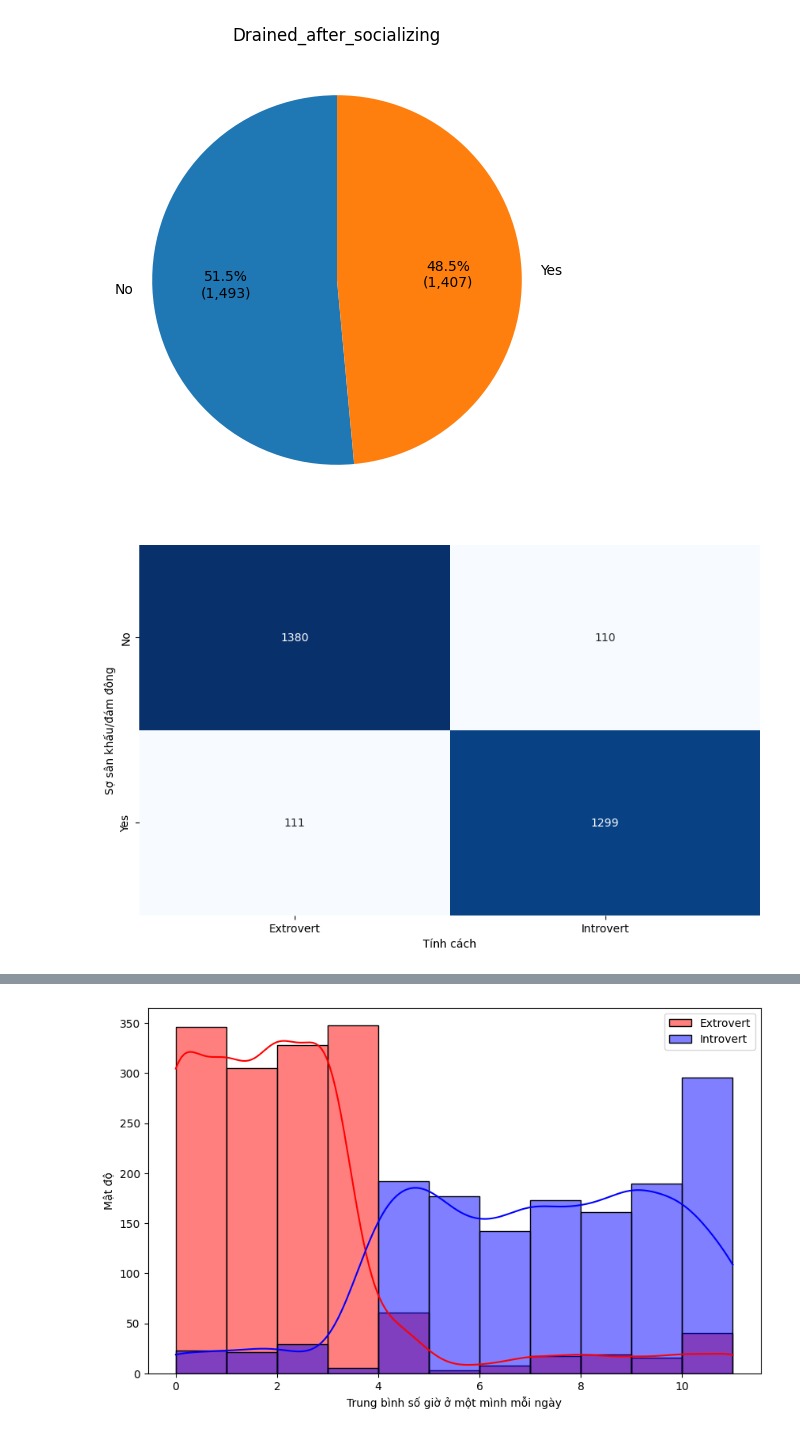
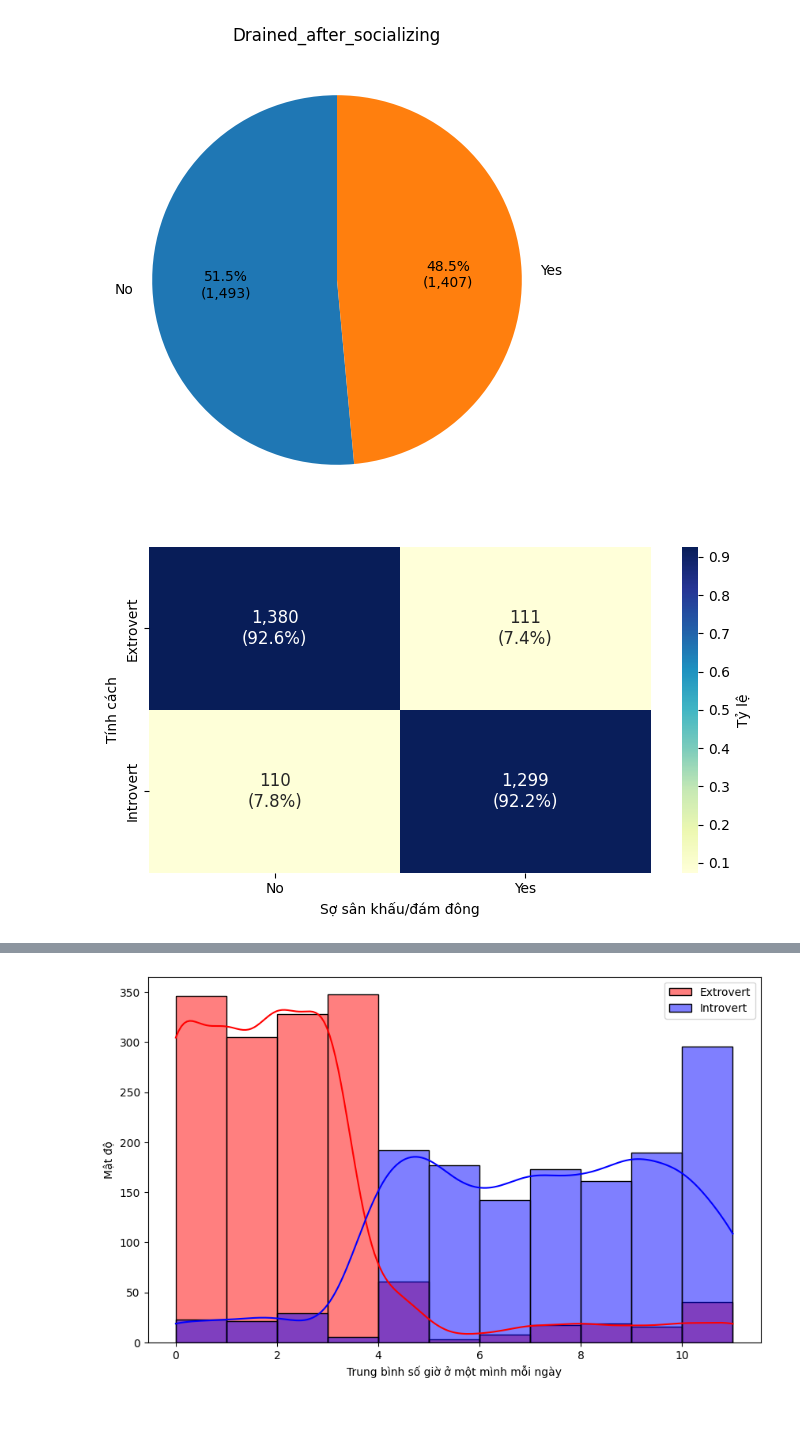
Before and after one commit to StrugVN/data-analysis-ctu, a Jupyter notebook: 3/3.ipynb, the cells around one changed output, grey strips where cells are left out. Cells and saved outputs as stored; diff of their text form; code cells hidden in the pictures.

Commit message:
update heatmap

```diff
--- a/3/3.ipynb
+++ b/3/3.ipynb
@@ -189,22 +189,32 @@ plt.show()
 [figure]
 [figure]
 [figure]
+# %%
+def plot_heatmap_by_target(df, col1, col2, title_1, title_2, normalize='index'):
+    count_ct = pd.crosstab(df[col1], df[col2])
+
+    if normalize:
+        percent_ct = pd.crosstab(df[col1], df[col2], normalize=normalize)
+    else:
+        percent_ct = count_ct / count_ct.values.sum()
+
+    annotations = count_ct.applymap(lambda x: f"{x:,}") + '\n(' + (percent_ct * 100).round(1).astype(str) + '%)'
+
+    plt.figure(figsize=(7, 4))
+    sns.heatmap(
+        percent_ct,
+        annot=annotations,
+        fmt="",
+        cmap="YlGnBu",
+        cbar_kws={'label': 'Tỷ lệ' if normalize else 'Số lượng'},
+        annot_kws={"size": 12},
+    )
+    plt.xlabel(title_2)
+    plt.ylabel(title_1)
+    plt.tight_layout()
+    plt.show()
 # %%
-# heat map stage_fear vs personality
-plt.figure(figsize=(10, 6))
-sns.heatmap(
-    pd.crosstab(df['Stage_fear'], df['Personality']),
-    annot=True,
-    fmt='d',
-    cmap='Blues',
-    cbar=False,
-    xticklabels=df['Personality'].unique(),
-    yticklabels=df['Stage_fear'].unique()
-)
-
-plt.xlabel('Tính cách')
-plt.ylabel('Sợ sân khấu/đám đông')
-plt.show()
+plot_heatmap_by_target(df, 'Personality', 'Stage_fear', 'Tính cách', 'Sợ sân khấu/đám đông', normalize='index')
 # %% [output]
-[figure, old version]
+[figure, new version]
 # %%
```
Also changed, not shown: parts of 1 cell of this notebook, 6 other files.
